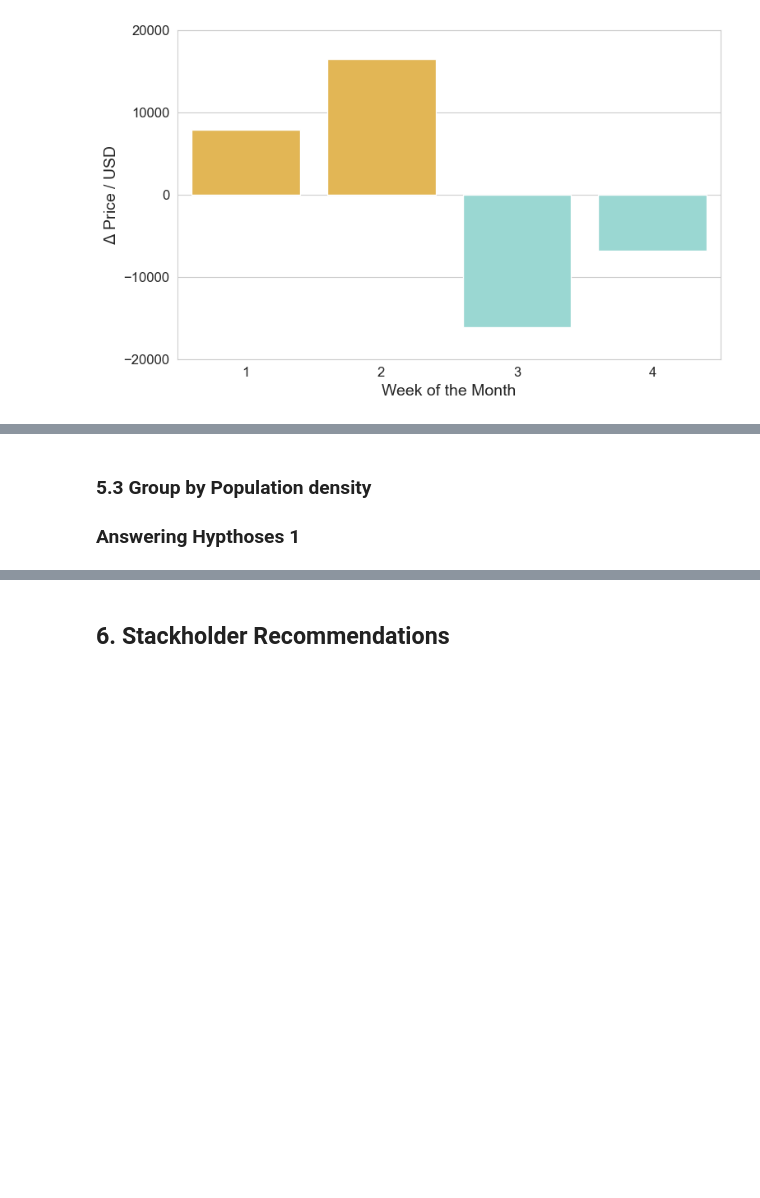
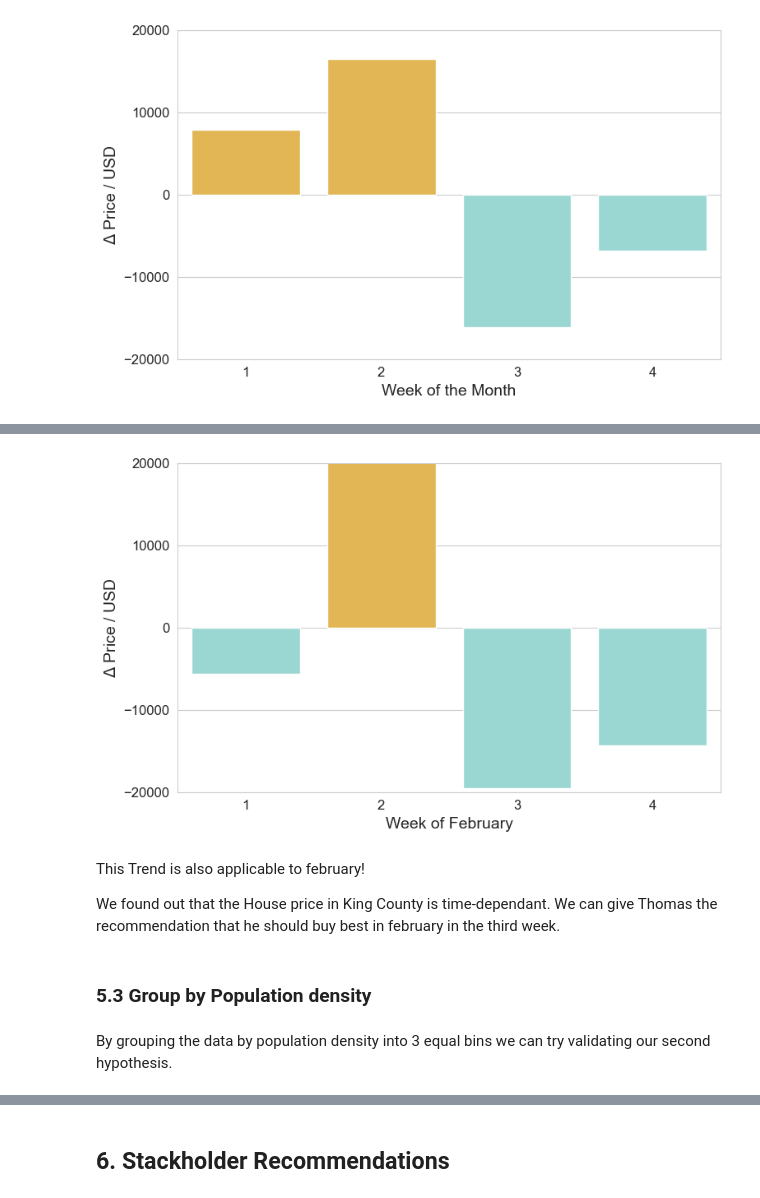
Before and after one commit to loukra/King_County_Housing_EDA, a Jupyter notebook: EDA.ipynb, the cells around one changed output, grey strips where cells are left out. Cells and saved outputs as stored; diff of their text form; code cells hidden in the pictures; blank space fills up the shorter version.

```diff
--- a/EDA.ipynb
+++ b/EDA.ipynb
@@ -414,6 +441,38 @@ plt.show()
+# %%
+dm_week_month_feb = df_s[df_s.month_sold == 2].groupby('week_month').mean() - df_s[df_s.month_sold == 2].price.mean()
+
+fig, ax4 = plt.subplots()
+f4 = sns.barplot(data=dm_week_month_feb,x=dm_week_month_feb.index,y=dm_week_month_feb.price,ax=ax4, color = np.array([249, 191, 62])/255)
+
+
+f4.set_ylim(- dm_week_month.price.abs().max() * 1.1,dm_week_month.price.abs().max() * 1.1)
+
+[x.set_facecolor(np.array([np.array([154, 215, 210])/255])) for x in f4.patches if x.get_height() < 0 ]
+
+f4.set_yticks(np.arange(-20000,21000,10000))
+f4.set_ylim(-20000,20000)
+f4.set_ylabel('$\Delta$ Price / USD',fontsize = 14)
+
+
+f4.set_xlabel('Week of February',fontsize = 14)
+plt.tight_layout()
+
+
+f4.set_xticklabels([1,2,3,4], fontsize = 12)
+
+plt.xticks(fontsize = 12)
+plt.yticks(fontsize = 12)
+plt.show()
+# %% [output]
+[figure, added]
+# %% [markdown]
+This Trend is also applicable to february!
+
+We found out that the House price in King County is time-dependant. We can give Thomas the recommendation that he should buy best in february in the third week.
 # %% [markdown]
 ### 5.3 Group by Population density
-### Answering Hypthoses 1
+# %% [markdown]
+By grouping the data by population density into 3 equal bins we can try validating our second hypothesis.
 # %%
 df_zip['q_pop_bins'], bins= pd.qcut(df_zip.population_density,3,retbins=True,labels=['Low','Medium','High'])
 sns.set_style("whitegrid")
```
Also changed, not shown: parts of 12 cells of this notebook.
